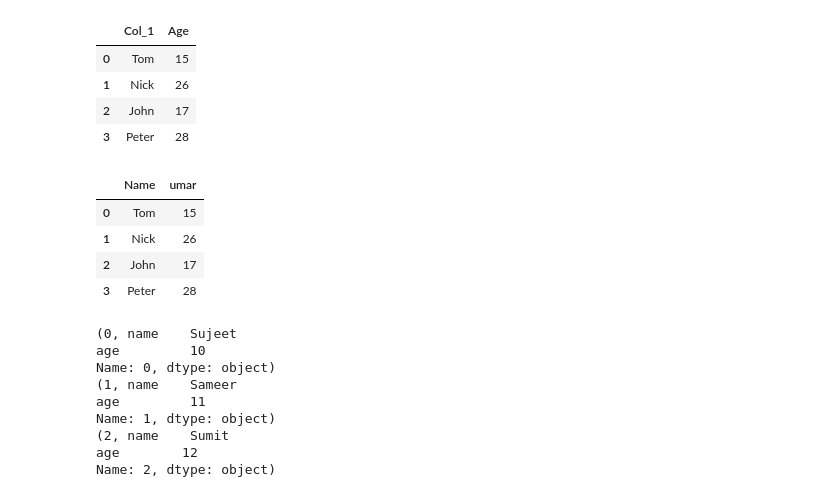
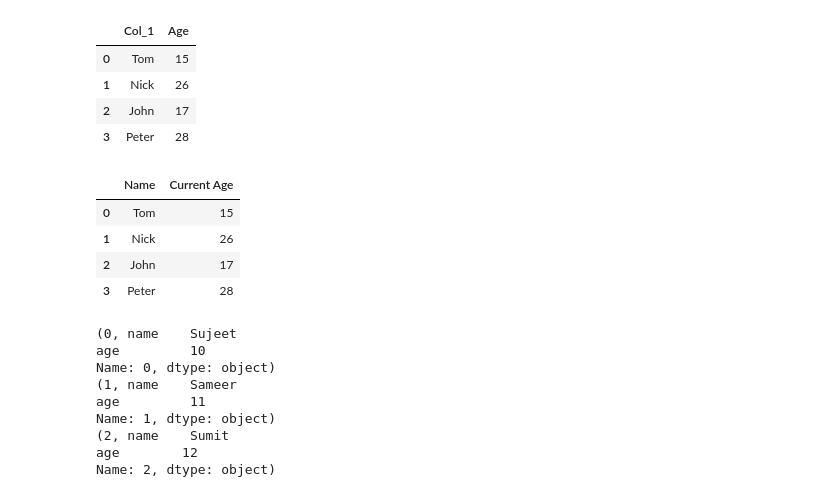
Before and after one commit to SHIVRAJSHINDE/Eda-FeatureEngineering, a Jupyter notebook: EDA/Assignment/PPTassignment-2/PandasPractice2.ipynb, the cells around one changed output. Cells and saved outputs as stored; diff of their text form; code cells hidden in the pictures.

```diff
--- a/EDA/Assignment/PPTassignment-2/PandasPractice2.ipynb
+++ b/EDA/Assignment/PPTassignment-2/PandasPractice2.ipynb
@@ -507,14 +508,14 @@ df
 # %%
 '''Method 02'''
 '''Change column names in Pandas DataFrame'''
 df=pd.DataFrame({"Name":['Tom','Nick','John','Peter'],
                 "Age":[15,26,17,28]})
 
 
-df.columns.values[1] = "umar"
+df.columns.values[1] = "Current Age"
 df
 # %% [output]
-|  | Name | umar |
+|  | Name | Current Age |
 | 0 | Tom | 15 |
 | 1 | Nick | 26 |
 | 2 | John | 17 |
```
Also changed, not shown: parts of 18 cells of this notebook.
